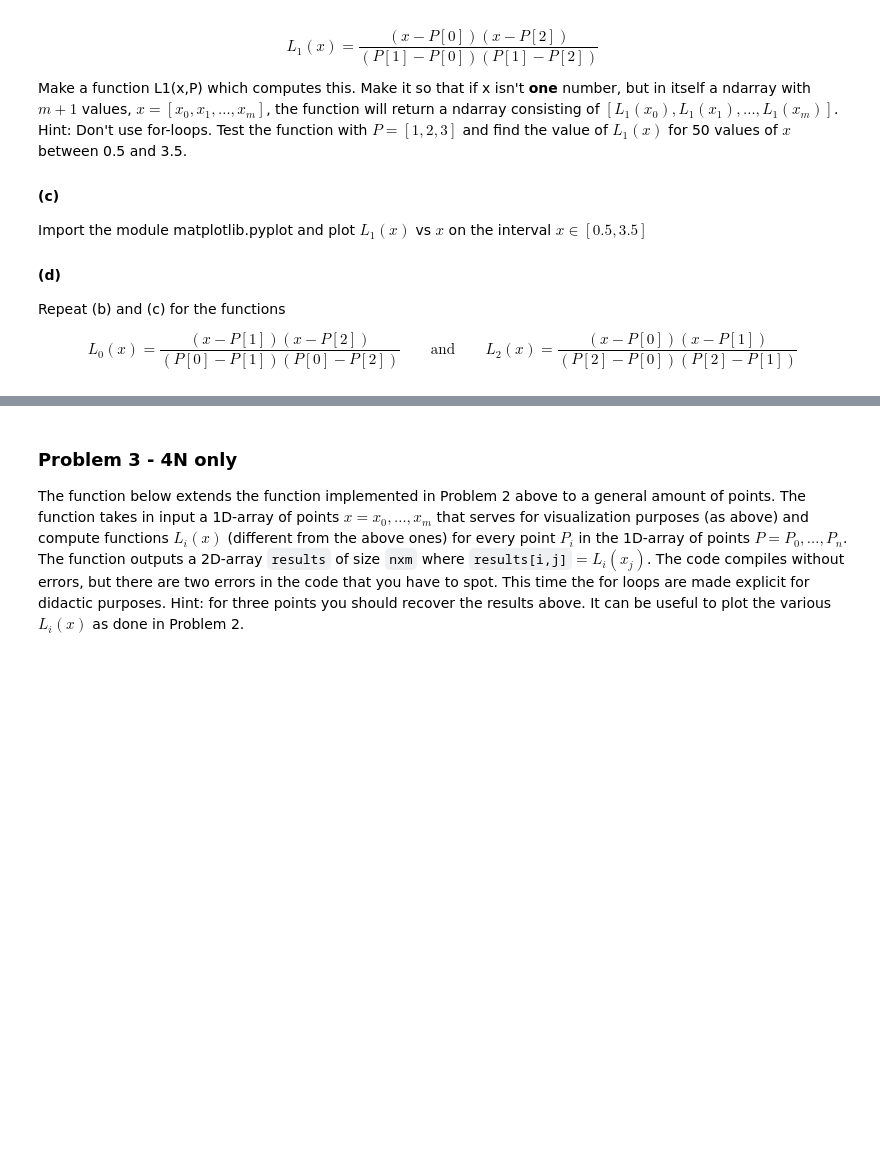
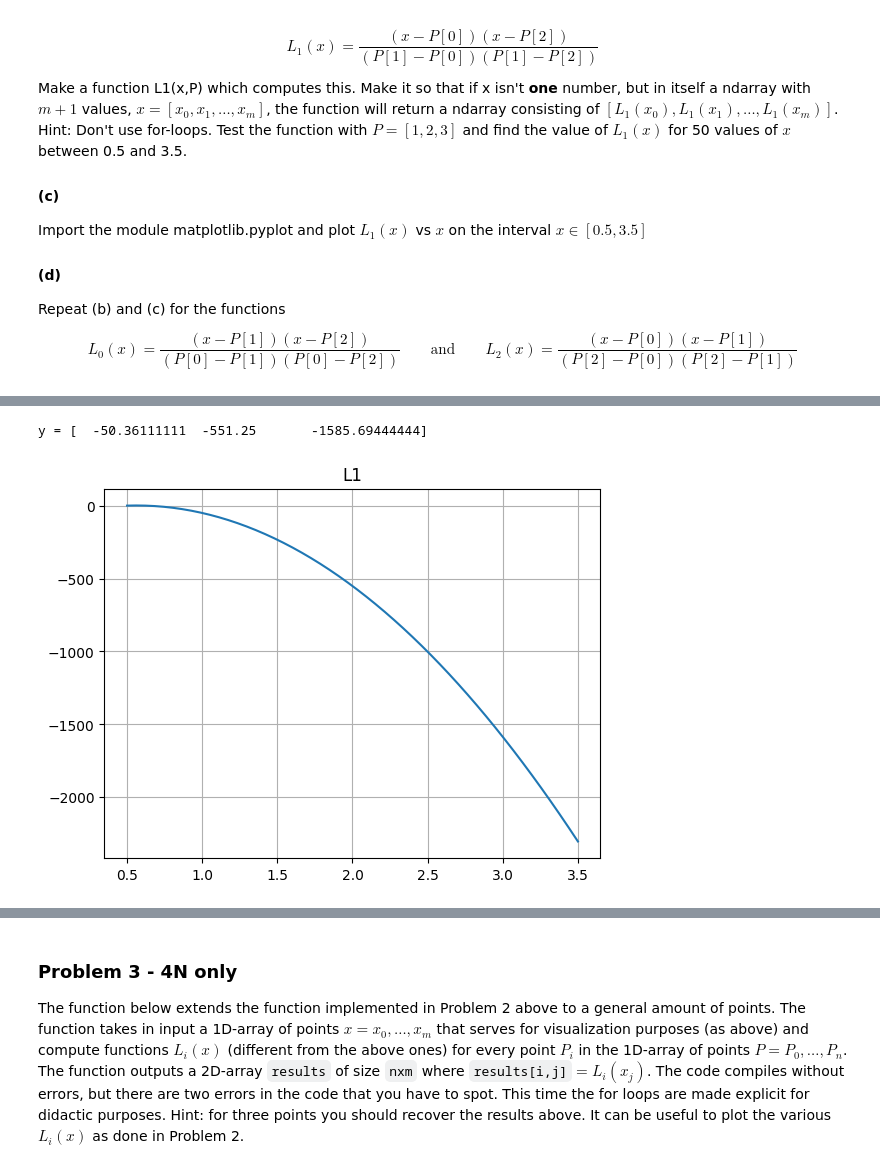
Before and after one commit to jathavaan/TMA4130-Matematikk-4N, a Jupyter notebook: exercises/exercise1.ipynb, the cells around one changed output, grey strips where cells are left out. Saved outputs shown, nothing was run; the diff lists cells and outputs as text; code cells hidden in the pictures; blank space fills up the shorter version.

```diff
--- a/exercises/exercise1.ipynb
+++ b/exercises/exercise1.ipynb
@@ -69,3 +69,10 @@ A = [[ 1 -1  0  1]
  [ 2  0 -1  1]
  [ 1  1  1  1]
  [-1  2  1  1]]
+# %%
+# Problem 1d
+rank = np.linalg.matrix_rank(A)
+x = np.linalg.solve(A, V)
+
+print(f"rank = {rank}")
+print(f"x = {x}")
@@ -102,0 +126,4 @@ import matplotlib.pyplot as plt
+# %%
+# Problem 2a
+P = np.linspace(0.5, 3.5, 50)
+print(f"P = {P}")
@@ -102,0 +140,24 @@ import matplotlib.pyplot as plt
+# %%
+# Problem 2b
+L1 = lambda x, P : np.divide(
+    np.multiply(x - P[0], x-P[2]),
+    np.multiply(P[1] - P[0], P[1] - P[2])
+) # Lambda function that calculates a value given two numpy arrays x and P
+x = np.array(list(range(1, 4))) # List with numbers 1, 2, 3
+
+y = L1(x, P)
+print(f"y = {y}")
+# %% [output]
+y = [  -50.36111111  -551.25       -1585.69444444]
+# %%
+# Problem 2c
+def plot(x: np.array, P: np.array, func: 'function', name: str) -> None:
+    plt.plot(x, func(x, P))
+    plt.title(name)
+    plt.grid()
+    plt.show()
+
+x = P
+plot(x=x, P=P, func=L1, name="L1")
+# %% [output]
+[figure, added]
```
Also changed, not shown: parts of 9 cells of this notebook.
